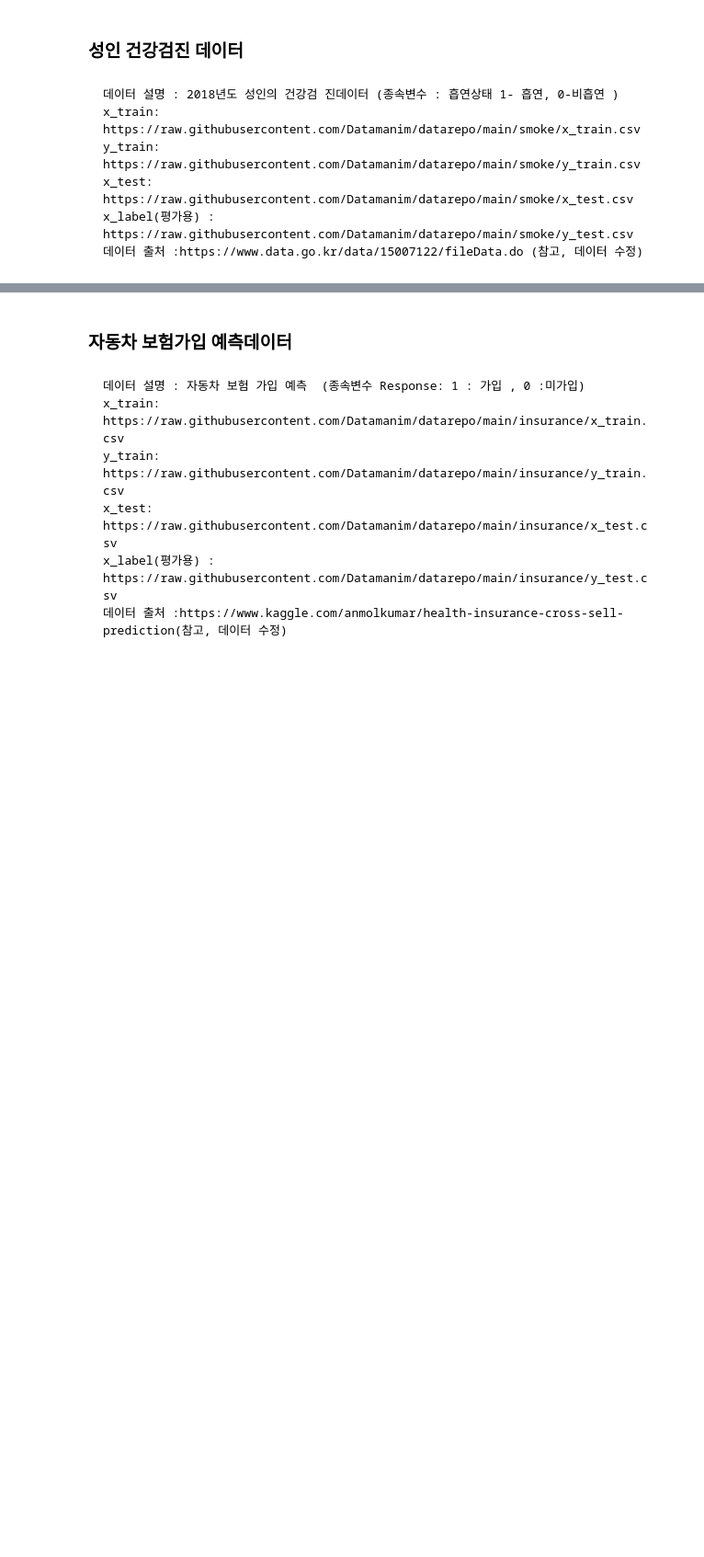
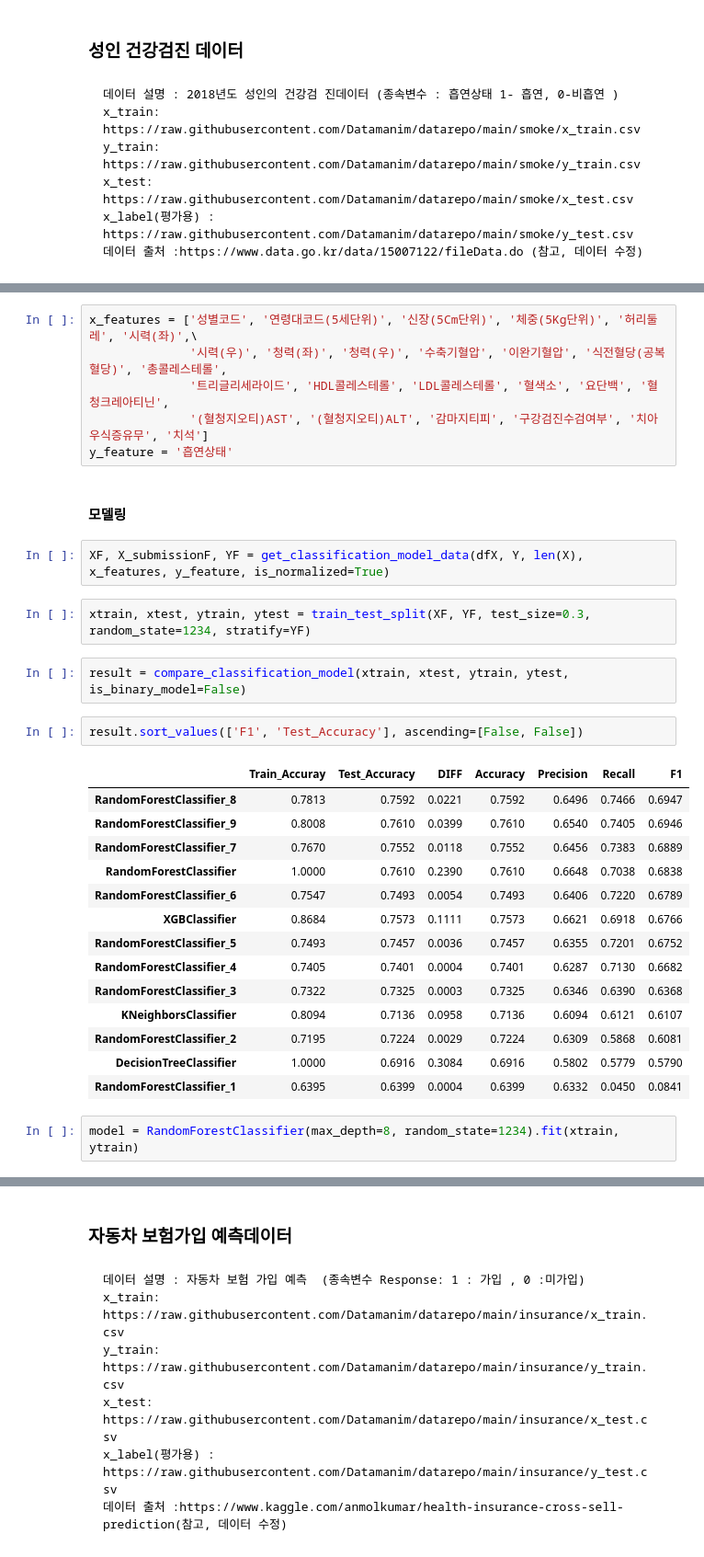
Before and after one commit to steve-park/data-engineering, a Jupyter notebook: DataManim/Type2_LAB.ipynb, the cells around one changed output, grey strips where cells are left out. Shown at 92% size. Saved outputs shown, nothing was run; the diff lists cells and outputs as text; blank space fills up the shorter version.

```diff
--- a/DataManim/Type2_LAB.ipynb
+++ b/DataManim/Type2_LAB.ipynb
@@ -613,0 +1286,33 @@ validation auc : 0.834807387299372
+# %%
+x_features = ['성별코드', '연령대코드(5세단위)', '신장(5Cm단위)', '체중(5Kg단위)', '허리둘레', '시력(좌)',\
+              '시력(우)', '청력(좌)', '청력(우)', '수축기혈압', '이완기혈압', '식전혈당(공복혈당)', '총콜레스테롤',
+              '트리글리세라이드', 'HDL콜레스테롤', 'LDL콜레스테롤', '혈색소', '요단백', '혈청크레아티닌',
+              '(혈청지오티)AST', '(혈청지오티)ALT', '감마지티피', '구강검진수검여부', '치아우식증유무', '치석']
+y_feature = '흡연상태'
+# %% [markdown]
+#### 모델링
+# %%
+XF, X_submissionF, YF = get_classification_model_data(dfX, Y, len(X), x_features, y_feature, is_normalized=True)
+# %%
+xtrain, xtest, ytrain, ytest = train_test_split(XF, YF, test_size=0.3, random_state=1234, stratify=YF)
+# %%
+result = compare_classification_model(xtrain, xtest, ytrain, ytest, is_binary_model=False)
+# %%
+result.sort_values(['F1', 'Test_Accuracy'], ascending=[False, False])
+# %% [output]
+|  | Train_Accuray | Test_Accuracy | DIFF | Accuracy | Precision | Recall | F1 |
+| RandomForestClassifier_8 | 0.7813 | 0.7592 | 0.0221 | 0.7592 | 0.6496 | 0.7466 | 0.6947 |
+| RandomForestClassifier_9 | 0.8008 | 0.7610 | 0.0399 | 0.7610 | 0.6540 | 0.7405 | 0.6946 |
+| RandomForestClassifier_7 | 0.7670 | 0.7552 | 0.0118 | 0.7552 | 0.6456 | 0.7383 | 0.6889 |
+| RandomForestClassifier | 1.0000 | 0.7610 | 0.2390 | 0.7610 | 0.6648 | 0.7038 | 0.6838 |
+| RandomForestClassifier_6 | 0.7547 | 0.7493 | 0.0054 | 0.7493 | 0.6406 | 0.7220 | 0.6789 |
+| XGBClassifier | 0.8684 | 0.7573 | 0.1111 | 0.7573 | 0.6621 | 0.6918 | 0.6766 |
+| RandomForestClassifier_5 | 0.7493 | 0.7457 | 0.0036 | 0.7457 | 0.6355 | 0.7201 | 0.6752 |
+| RandomForestClassifier_4 | 0.7405 | 0.7401 | 0.0004 | 0.7401 | 0.6287 | 0.7130 | 0.6682 |
+| RandomForestClassifier_3 | 0.7322 | 0.7325 | 0.0003 | 0.7325 | 0.6346 | 0.6390 | 0.6368 |
+| KNeighborsClassifier | 0.8094 | 0.7136 | 0.0958 | 0.7136 | 0.6094 | 0.6121 | 0.6107 |
+| RandomForestClassifier_2 | 0.7195 | 0.7224 | 0.0029 | 0.7224 | 0.6309 | 0.5868 | 0.6081 |
+| DecisionTreeClassifier | 1.0000 | 0.6916 | 0.3084 | 0.6916 | 0.5802 | 0.5779 | 0.5790 |
+| RandomForestClassifier_1 | 0.6395 | 0.6399 | 0.0004 | 0.6399 | 0.6332 | 0.0450 | 0.0841 |
+# %%
+model = RandomForestClassifier(max_depth=8, random_state=1234).fit(xtrain, ytrain)
```
Also changed, not shown: parts of 332 cells of this notebook, 7 other files.
